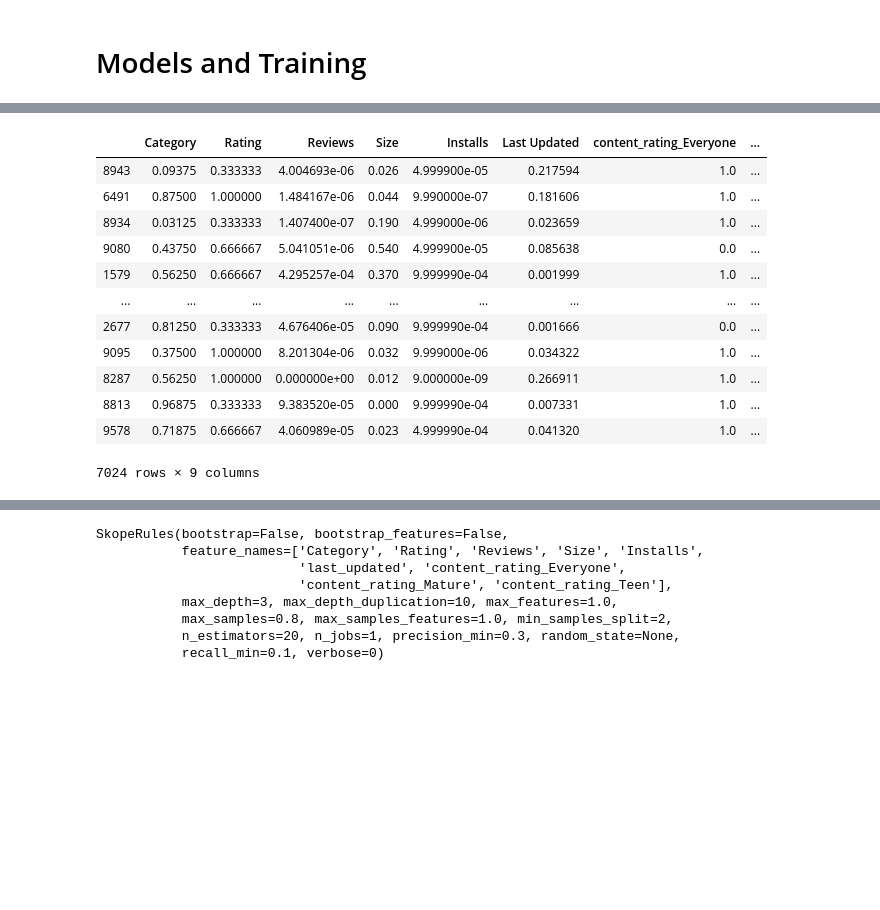
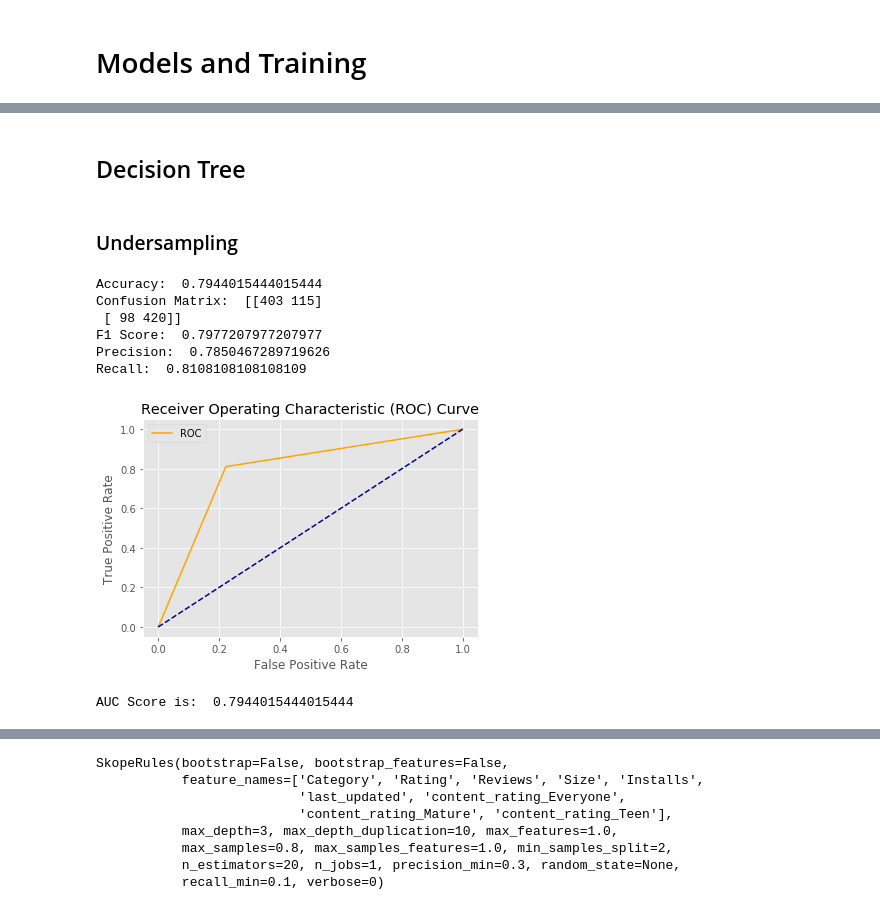
Before and after one commit to LanghaniKuldeep/CSI5155_Project, a Jupyter notebook: ml-project.ipynb, the cells around one changed output, grey strips where cells are left out. Drawn from its saved outputs; the diff is of its cells as text; code cells hidden in the pictures; blank space fills up the shorter version.

```diff
--- a/ml-project.ipynb
+++ b/ml-project.ipynb
@@ -436,0 +453,6 @@ Name: Type, dtype: int64
+# %%
+undersampler = RandomUnderSampler(random_state=1)
+oversampler = SMOTE(random_state=1)
+mixed_sampler = SMOTEENN(random_state=1)
+# %%
+x_under, y_under = undersampler.fit_sample(new_df, y_labels)
@@ -437,2 +481,25 @@ Name: Type, dtype: int64
+# %%
+plt.style.use('ggplot')
+%matplotlib inline
+def plot_roc_curve(fpr, tpr):
+    plt.plot(fpr, tpr, color='orange', label='ROC')
+    plt.plot([0, 1], [0, 1], color='darkblue', linestyle='--')
+    plt.xlabel('False Positive Rate')
+    plt.ylabel('True Positive Rate')
+    plt.title('Receiver Operating Characteristic (ROC) Curve')
+    plt.legend()
+    plt.show()
+# %%
+def evaluate_model(classifier, x_values, y_values):
+    y_pred = cross_val_predict(classifier, x_values, y_values, cv=10)
+    print('Accuracy: ', accuracy_score(y_values, y_pred))
+    print('Confusion Matrix: ', confusion_matrix(y_values, y_pred))
+    print('F1 Score: ',f1_score(y_values, y_pred))
+    print('Precision: ',precision_score(y_values, y_pred))
+    print('Recall: ',recall_score(y_values, y_pred))
+    fpr, tpr, thresholds = roc_curve(y_values, y_pred)
+    plot_roc_curve(fpr, tpr)
+    print('AUC Score is: ', roc_auc_score(y_values, y_pred))
+    return cross_val_score(tree_classifier, x_values, y_values, scoring='accuracy', cv=10)
 # %% [markdown]
 # Models and Training
@@ -690,16 +506,2 @@ Recall:  0.4074074074074074
-# %%
-new_df
-# %% [output]
-|  | Category | Rating | Reviews | Size | Installs | Last Updated | content_rating_Everyone | ... |
-| 8943 | 0.09375 | 0.333333 | 4.004693e-06 | 0.026 | 4.999900e-05 | 0.217594 | 1.0 | ... |
-| 6491 | 0.87500 | 1.000000 | 1.484167e-06 | 0.044 | 9.990000e-07 | 0.181606 | 1.0 | ... |
-| 8934 | 0.03125 | 0.333333 | 1.407400e-07 | 0.190 | 4.999000e-06 | 0.023659 | 1.0 | ... |
-| 9080 | 0.43750 | 0.666667 | 5.041051e-06 | 0.540 | 4.999900e-05 | 0.085638 | 0.0 | ... |
-| 1579 | 0.56250 | 0.666667 | 4.295257e-04 | 0.370 | 9.999990e-04 | 0.001999 | 1.0 | ... |
-| ... | ... | ... | ... | ... | ... | ... | ... | ... |
-| 2677 | 0.81250 | 0.333333 | 4.676406e-05 | 0.090 | 9.999990e-04 | 0.001666 | 0.0 | ... |
-| 9095 | 0.37500 | 1.000000 | 8.201304e-06 | 0.032 | 9.999000e-06 | 0.034322 | 1.0 | ... |
-| 8287 | 0.56250 | 1.000000 | 0.000000e+00 | 0.012 | 9.000000e-09 | 0.266911 | 1.0 | ... |
-| 8813 | 0.96875 | 0.333333 | 9.383520e-05 | 0.000 | 9.999990e-04 | 0.007331 | 1.0 | ... |
-| 9578 | 0.71875 | 0.666667 | 4.060989e-05 | 0.023 | 4.999990e-04 | 0.041320 | 1.0 | ... |
-7024 rows × 9 columns
+# %% [markdown]
+## Decision Tree
@@ -705,0 +510,13 @@ new_df
+# %% [markdown]
+### Undersampling
+# %%
+dt_results = evaluate_model(tree_classifier, x_under, y_under)
+# %% [output]
+Accuracy:  0.7944015444015444
+Confusion Matrix:  [[403 115]
+ [ 98 420]]
+F1 Score:  0.7977207977207977
+Precision:  0.7850467289719626
+Recall:  0.8108108108108109
+[figure, added]
+AUC Score is:  0.7944015444015444
```
Also changed, not shown: parts of 128 cells of this notebook.
